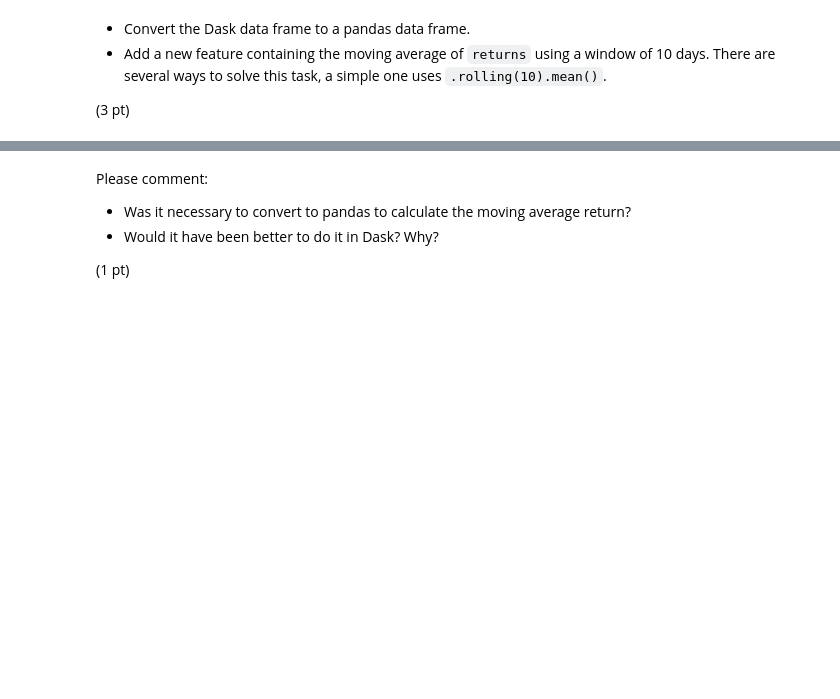
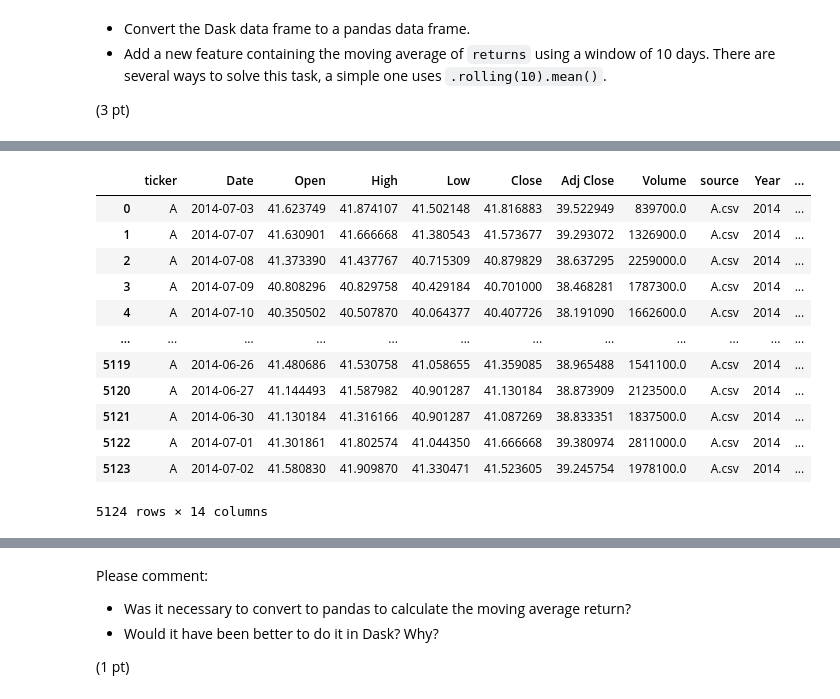
Before and after one commit to slathwal/production, a Jupyter notebook: 02_activities/assignments/assignment_1.ipynb, the cells around one changed output, grey strips where cells are left out. Cells and saved outputs as stored; diff of their text form; code cells hidden in the pictures; blank space fills up the shorter version.

```diff
--- a/02_activities/assignments/assignment_1.ipynb
+++ b/02_activities/assignments/assignment_1.ipynb
@@ -122,6 +137,22 @@ df
 | 324309 | ZEUS | 2004-12-30 | 28.450001 | 28.450001 | 25.330000 | 26.170000 | 23.968391 | 1361800.0 | ZEUS.csv | 2004 | ... |
 | 324310 | ZEUS | 2004-12-31 | 25.940001 | 27.420000 | 25.940001 | 26.510000 | 24.279804 | 544800.0 | ZEUS.csv | 2004 | ... |
 324311 rows × 14 columns
+# %%
+df[df['ticker']=='A']
+# %% [output]
+|  | ticker | Date | Open | High | Low | Close | Adj Close | Volume | source | Year | ... |
+| 0 | A | 2014-07-03 | 41.623749 | 41.874107 | 41.502148 | 41.816883 | 39.522949 | 839700.0 | A.csv | 2014 | ... |
+| 1 | A | 2014-07-07 | 41.630901 | 41.666668 | 41.380543 | 41.573677 | 39.293072 | 1326900.0 | A.csv | 2014 | ... |
+| 2 | A | 2014-07-08 | 41.373390 | 41.437767 | 40.715309 | 40.879829 | 38.637295 | 2259000.0 | A.csv | 2014 | ... |
+| 3 | A | 2014-07-09 | 40.808296 | 40.829758 | 40.429184 | 40.701000 | 38.468281 | 1787300.0 | A.csv | 2014 | ... |
+| 4 | A | 2014-07-10 | 40.350502 | 40.507870 | 40.064377 | 40.407726 | 38.191090 | 1662600.0 | A.csv | 2014 | ... |
+| ... | ... | ... | ... | ... | ... | ... | ... | ... | ... | ... | ... |
+| 5119 | A | 2014-06-26 | 41.480686 | 41.530758 | 41.058655 | 41.359085 | 38.965488 | 1541100.0 | A.csv | 2014 | ... |
+| 5120 | A | 2014-06-27 | 41.144493 | 41.587982 | 40.901287 | 41.130184 | 38.873909 | 2123500.0 | A.csv | 2014 | ... |
+| 5121 | A | 2014-06-30 | 41.130184 | 41.316166 | 40.901287 | 41.087269 | 38.833351 | 1837500.0 | A.csv | 2014 | ... |
+| 5122 | A | 2014-07-01 | 41.301861 | 41.802574 | 41.044350 | 41.666668 | 39.380974 | 2811000.0 | A.csv | 2014 | ... |
+| 5123 | A | 2014-07-02 | 41.580830 | 41.909870 | 41.330471 | 41.523605 | 39.245754 | 1978100.0 | A.csv | 2014 | ... |
+5124 rows × 14 columns
 # %%
 df_result = df.groupby("ticker", group_keys=False).apply(
     lambda x: x.assign(moving_10_day_return_average = x['returns'].rolling(10).mean()))
```
Also changed, not shown: parts of 7 cells of this notebook.
